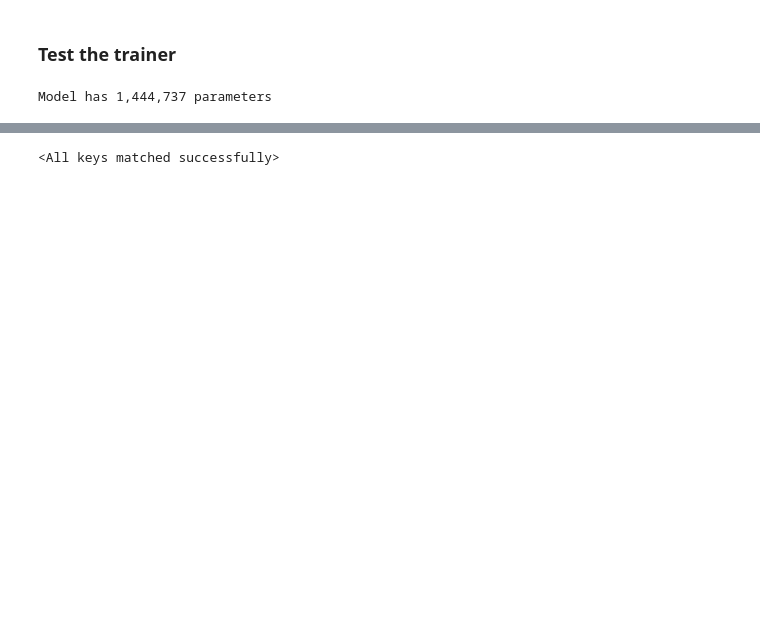
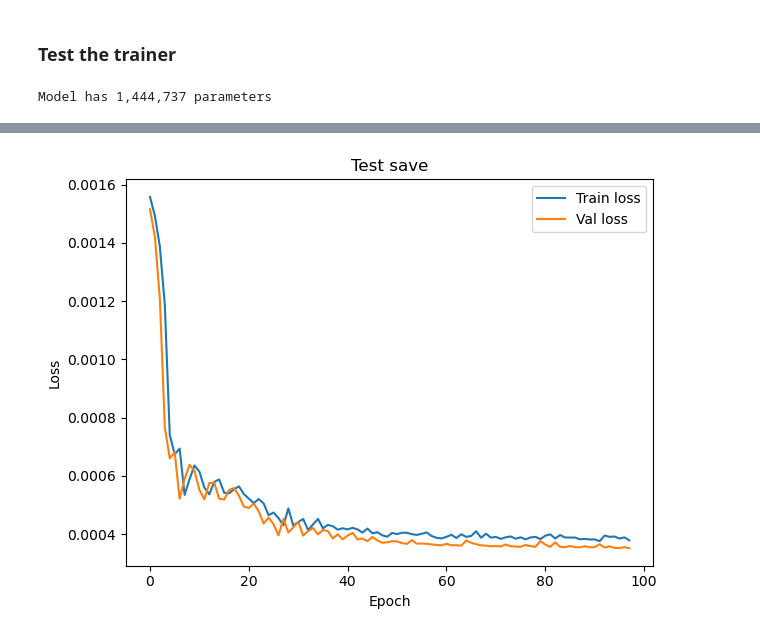
Before and after one commit to popastefan10/DeepAD, a Jupyter notebook: notebooks/trainer.ipynb, the cells around one changed output, grey strips where cells are left out. Saved outputs shown, nothing was run; the diff lists cells and outputs as text; code cells hidden in the pictures; blank space fills up the shorter version.

Commit message:
Save training checkpoints

```diff
--- a/notebooks/trainer.ipynb
+++ b/notebooks/trainer.ipynb
@@ -40,6 +63,0 @@ trainer.train()
-# %%
-import torch
-model2 = DeepCNN().to(config.device)
-model2.load_state_dict(torch.load('../models/first_run.pth'))
-# %% [output]
-<All keys matched successfully>
@@ -46 +67,16 @@ model2.load_state_dict(torch.load('../models/first_run.pth'))
+# %%
+# Load the best model
+model_best = DeepCNN().to(config.device)
+optimizer_best = create_optimizer(model_best, config)
+model_best, optimizer_best, train_losses, val_losses, epoch = SaveManager.load_checkpoint(
+    model=model_best,
+    optimizer=optimizer_best,
+    path=SaveManager.get_checkpoint_path(config, name="test_save_best"),
+)
+# %%
+# Plot the losses
+%matplotlib inline
+plot_losses(torch.asarray(train_losses), torch.asarray(val_losses), title="Test save", save_path="../save.plots/losses.png")
+# %% [output]
+[figure, added]
 # %%
```
Also changed, not shown: parts of 7 cells of this notebook, 4 other files.
